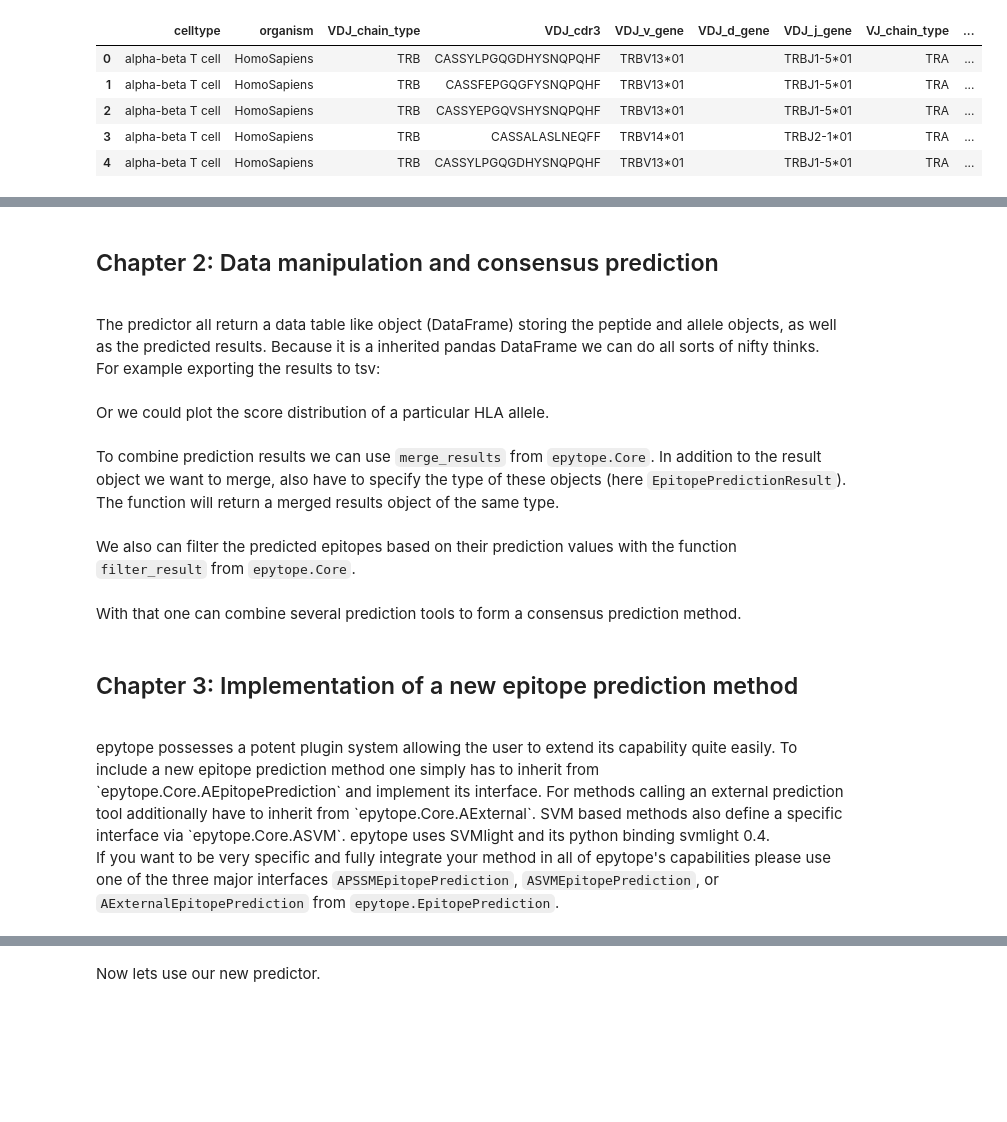
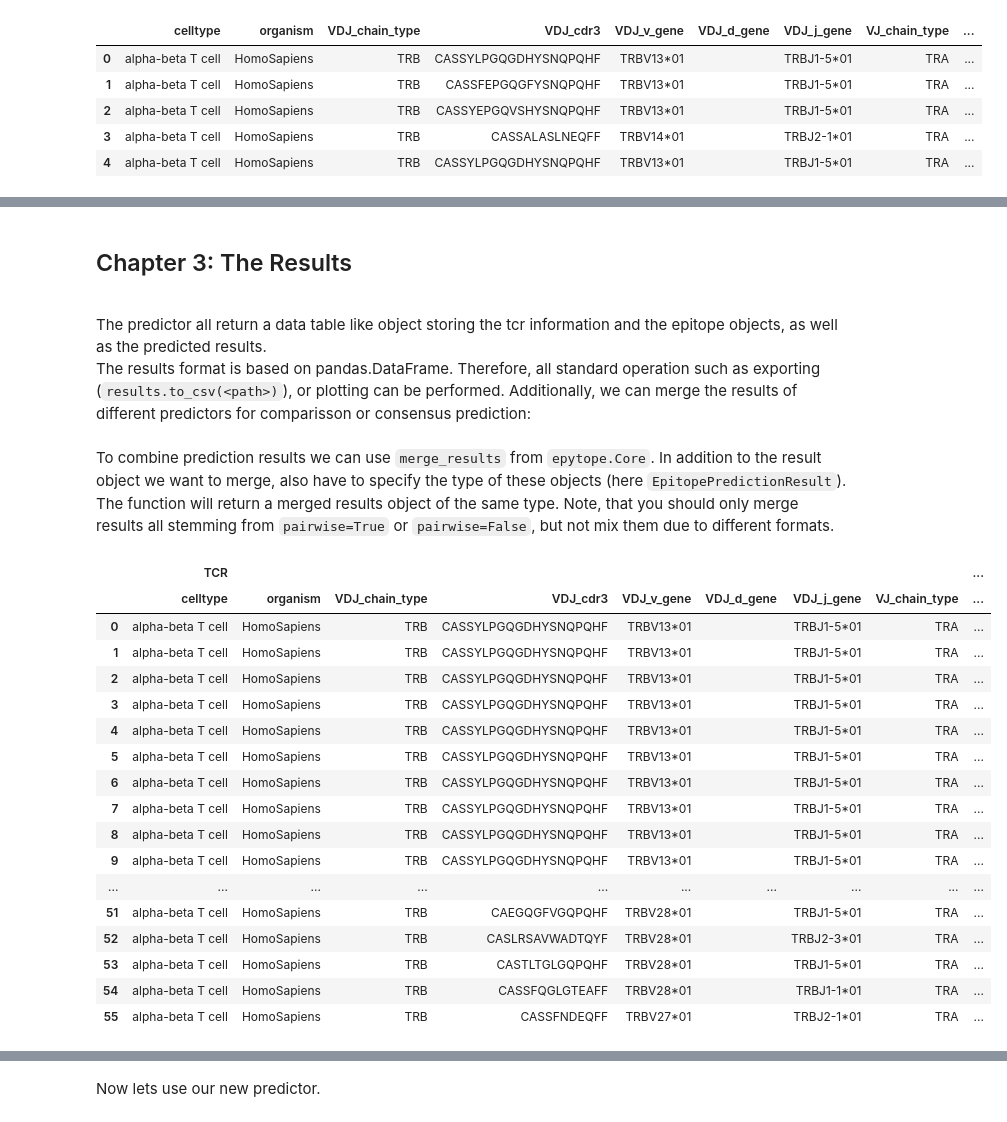
Before and after one commit to SchubertLab/epytope, a Jupyter notebook: epytope/tutorials/TCRPrediction.ipynb, the cells around one changed output, grey strips where cells are left out. Drawn from its saved outputs; the diff is of its cells as text; code cells hidden in the pictures; blank space fills up the shorter version.

Commit message:
Full tutorial TCR prediction

```diff
--- a/epytope/tutorials/TCRPrediction.ipynb
+++ b/epytope/tutorials/TCRPrediction.ipynb
@@ -142,7 +147,7 @@ epitope_1
 # %%
-predictor = TCRSpecificityPredictorFactory("titan")
-results = predictor.predict(tcr_repertoire, [epitope_1] * len(tcr_repertoire.receptors),
-                            conda="epytope_torch10",
-                            pairwise=False)
-results.head(3)
+predictor = TCRSpecificityPredictorFactory("imrex")
+results_imrex = predictor.predict(tcr_repertoire, [epitope_1] * len(tcr_repertoire.receptors),
+                                  conda="tcr_predictors",
+                                  pairwise=False)
+results_imrex.head(3)
 # %% [output]
@@ -156,7 +161,6 @@ results.head(3)
 # %%
-predictor = TCRSpecificityPredictorFactory("titan")
-results = predictor.predict(tcr_repertoire, [epitope_1, epitope_2],
-                            conda="epytope_torch10",
+results_imrex = predictor.predict(tcr_repertoire, [epitope_1, epitope_2],
+                            conda="tcr_predictors",
                             pairwise=True)
-results.head(3)
+results_imrex.head(3)
 # %% [output]
@@ -187,6 +180,7 @@ Lets select one and do predictions.
 # %%
-predictor = TCRSpecificityPredictorFactory("imrex")
-results = predictor.predict(tcr_repertoire, [epitope_1] * len(tcr_repertoire.receptors),
-                            conda="tcr_predictors",
-                            pairwise=False)
-results.head(3)
+predictor = TCRSpecificityPredictorFactory("pMTnet")
+results_pmtnet = predictor.predict(tcr_repertoire, [epitope_1],
+                                  conda="epytope_tf20",
+                                  repository="../../external/pMTnet",
+                                  pairwise=True)
+results_pmtnet.head(3)
@@ -211,6 +193,7 @@ results.head()
 # %% [markdown]
-<h2> Chapter 2: Data manipulation and consensus prediction</h2>
+<h2> Chapter 3: The Results</h2>
 <br/>
-The predictor all return a data table like object (DataFrame) storing the peptide and allele objects, as well as the predicted results. Because it is a inherited pandas DataFrame we can do all sorts of nifty thinks.
+The predictor all return a data table like object storing the tcr information and the epitope objects, as well as the predicted results.
 
-For example exporting the results to tsv:
+The results format is based on pandas.DataFrame. Therefore, all standard operation such as exporting (`results.to_csv(<path>)`), or plotting can be performed.
+Additionally, we can merge the results of different predictors for comparisson or consensus prediction:
@@ -219,2 +199,0 @@ results.to_csv('./data/test.tsv', sep='\t')
-# %% [markdown]
-Or we could plot the score distribution of a particular HLA allele.
@@ -223,9 +200,25 @@ results.hist()
 # %% [markdown]
-To combine prediction results we can use `merge_results` from `epytope.Core`. In addition to the result object we want to merge, also have to specify the type of these objects (here `EpitopePredictionResult`). The function will return a merged results object of the same type.
+To combine prediction results we can use `merge_results` from `epytope.Core`. In addition to the result object we want to merge, also have to specify the type of these objects (here `EpitopePredictionResult`). The function will return a merged results object of the same type. Note, that you should only merge results all stemming from `pairwise=True` or `pairwise=False`, but not mix them due to different formats.
 # %%
-results = [EpitopePredictorFactory(m).predict(peptides,alleles=alleles)
-                    for m in ["Syfpeithi","BIMAS","SMM"]]
+results = [results_imrex, results_pmtnet]
 df = results[0].merge_results(results[1:])
 df
+# %% [output]
+|  | TCR |  |  |  |  |  |  |  | ... |
+|  | celltype | organism | VDJ_chain_type | VDJ_cdr3 | VDJ_v_gene | VDJ_d_gene | VDJ_j_gene | VJ_chain_type | ... |
+| 0 | alpha-beta T cell | HomoSapiens | TRB | CASSYLPGQGDHYSNQPQHF | TRBV13*01 |  | TRBJ1-5*01 | TRA | ... |
+| 1 | alpha-beta T cell | HomoSapiens | TRB | CASSYLPGQGDHYSNQPQHF | TRBV13*01 |  | TRBJ1-5*01 | TRA | ... |
+| 2 | alpha-beta T cell | HomoSapiens | TRB | CASSYLPGQGDHYSNQPQHF | TRBV13*01 |  | TRBJ1-5*01 | TRA | ... |
+| 3 | alpha-beta T cell | HomoSapiens | TRB | CASSYLPGQGDHYSNQPQHF | TRBV13*01 |  | TRBJ1-5*01 | TRA | ... |
+| 4 | alpha-beta T cell | HomoSapiens | TRB | CASSYLPGQGDHYSNQPQHF | TRBV13*01 |  | TRBJ1-5*01 | TRA | ... |
+| 5 | alpha-beta T cell | HomoSapiens | TRB | CASSYLPGQGDHYSNQPQHF | TRBV13*01 |  | TRBJ1-5*01 | TRA | ... |
+| 6 | alpha-beta T cell | HomoSapiens | TRB | CASSYLPGQGDHYSNQPQHF | TRBV13*01 |  | TRBJ1-5*01 | TRA | ... |
+| 7 | alpha-beta T cell | HomoSapiens | TRB | CASSYLPGQGDHYSNQPQHF | TRBV13*01 |  | TRBJ1-5*01 | TRA | ... |
+| 8 | alpha-beta T cell | HomoSapiens | TRB | CASSYLPGQGDHYSNQPQHF | TRBV13*01 |  | TRBJ1-5*01 | TRA | ... |
+| 9 | alpha-beta T cell | HomoSapiens | TRB | CASSYLPGQGDHYSNQPQHF | TRBV13*01 |  | TRBJ1-5*01 | TRA | ... |
+| ... | ... | ... | ... | ... | ... | ... | ... | ... | ... |
+| 51 | alpha-beta T cell | HomoSapiens | TRB | CAEGQGFVGQPQHF | TRBV28*01 |  | TRBJ1-5*01 | TRA | ... |
+| 52 | alpha-beta T cell | HomoSapiens | TRB | CASLRSAVWADTQYF | TRBV28*01 |  | TRBJ2-3*01 | TRA | ... |
+| 53 | alpha-beta T cell | HomoSapiens | TRB | CASTLTGLGQPQHF | TRBV28*01 |  | TRBJ1-5*01 | TRA | ... |
+| 54 | alpha-beta T cell | HomoSapiens | TRB | CASSFQGLGTEAFF | TRBV28*01 |  | TRBJ1-1*01 | TRA | ... |
+| 55 | alpha-beta T cell | HomoSapiens | TRB | CASSFNDEQFF | TRBV27*01 |  | TRBJ2-1*01 | TRA | ... |
-# %% [markdown]
-We also can filter the predicted epitopes based on their prediction values with the function `filter_result` from `epytope.Core`.
@@ -239,7 +224,0 @@ df.filter_result(['HLA-A*02:01', 'syfpeithi', 'Score'], comparator, 20.0)
-# %% [markdown]
-With that one can combine several prediction tools to form a consensus prediction method.<br/><br/>
-<h2> Chapter 3: Implementation of a new epitope prediction method </h2>
-<br/>
-epytope possesses a potent plugin system allowing the user to extend its capability quite easily. To include a new epitope prediction method one simply has to inherit from `epytope.Core.AEpitopePrediction` and implement its interface. For methods calling an external prediction tool additionally have to inherit from `epytope.Core.AExternal`. SVM based methods also define a specific interface via `epytope.Core.ASVM`. epytope uses SVMlight and its python binding svmlight 0.4.
-
-If you want to be very specific and fully integrate your method in all of epytope's capabilities please use one of the three major interfaces `APSSMEpitopePrediction`, `ASVMEpitopePrediction`, or `AExternalEpitopePrediction` from `epytope.EpitopePrediction`.
```
Also changed, not shown: parts of 31 cells of this notebook.
